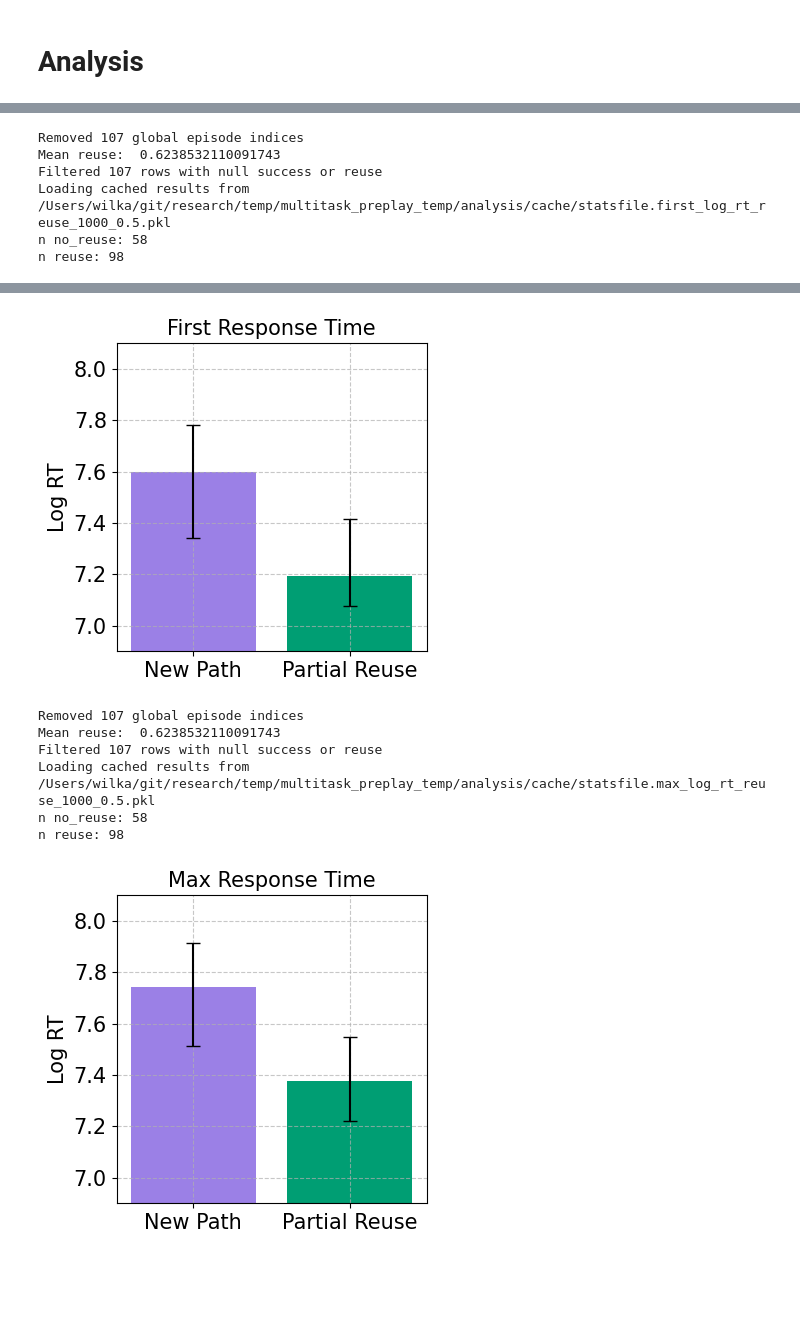
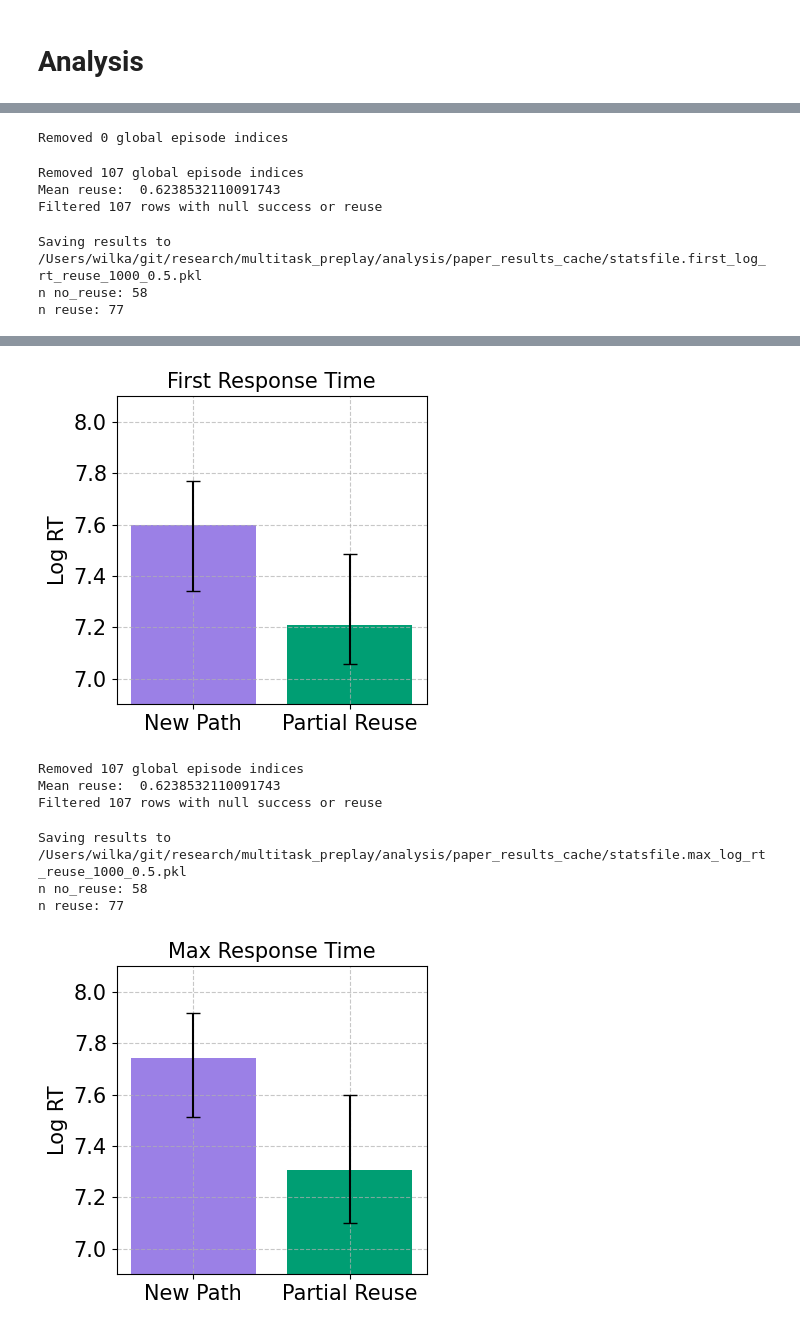
Before and after one commit to wcarvalho/multitask_preplay, a Jupyter notebook: figures/jaxmaze_results.ipynb, the cells around one changed output, grey strips where cells are left out. Saved outputs shown, nothing was run; the diff lists cells and outputs as text; code cells hidden in the pictures; blank space fills up the shorter version.

Commit message:
improved analysis for craftax

```diff
--- a/figures/jaxmaze_results.ipynb
+++ b/figures/jaxmaze_results.ipynb
@@ -98,7 +88,7 @@ jaxmaze_analysis.path_reuse_results(
   save_figs=True,
   n_simulations=1000,
   verbosity=0,
-  rereun_analysis=False,
+  rereun_analysis=True,
   overlap_threshold=0.5,
 )
 # %% [output]
@@ -110,6 +99,7 @@ Removed 0 global episode indices
-Removed 107 global episode indices
-Mean reuse:  0.6238532110091743
-Filtered 107 rows with null success or reuse
-Loading cached results from /Users/wilka/git/research/temp/multitask_preplay_temp/analysis/cache/statsfile.first_log_rt_reuse_1000_0.5.pkl
-n no_reuse: 58
-n reuse: 98
+Removed 0 global episode indices
+Removed 107 global episode indices
+Mean reuse:  0.6238532110091743
+Filtered 107 rows with null success or reuse
+Saving results to /Users/wilka/git/research/multitask_preplay/analysis/paper_results_cache/statsfile.first_log_rt_reuse_1000_0.5.pkl
+n no_reuse: 58
+n reuse: 77
@@ -117,11 +107,11 @@ n reuse: 98
-[figure, old version]
+[figure, new version]
-Removed 107 global episode indices
-Mean reuse:  0.6238532110091743
-Filtered 107 rows with null success or reuse
-Loading cached results from /Users/wilka/git/research/temp/multitask_preplay_temp/analysis/cache/statsfile.max_log_rt_reuse_1000_0.5.pkl
-n no_reuse: 58
-n reuse: 98
+Removed 107 global episode indices
+Mean reuse:  0.6238532110091743
+Filtered 107 rows with null success or reuse
+Saving results to /Users/wilka/git/research/multitask_preplay/analysis/paper_results_cache/statsfile.max_log_rt_reuse_1000_0.5.pkl
+n no_reuse: 58
+n reuse: 77
-[figure, old version]
+[figure, new version]
 # %%
 jaxmaze_analysis.shortcut_results(
     user_df,
```
Also changed, not shown: parts of 9 cells of this notebook, 17 other files.
